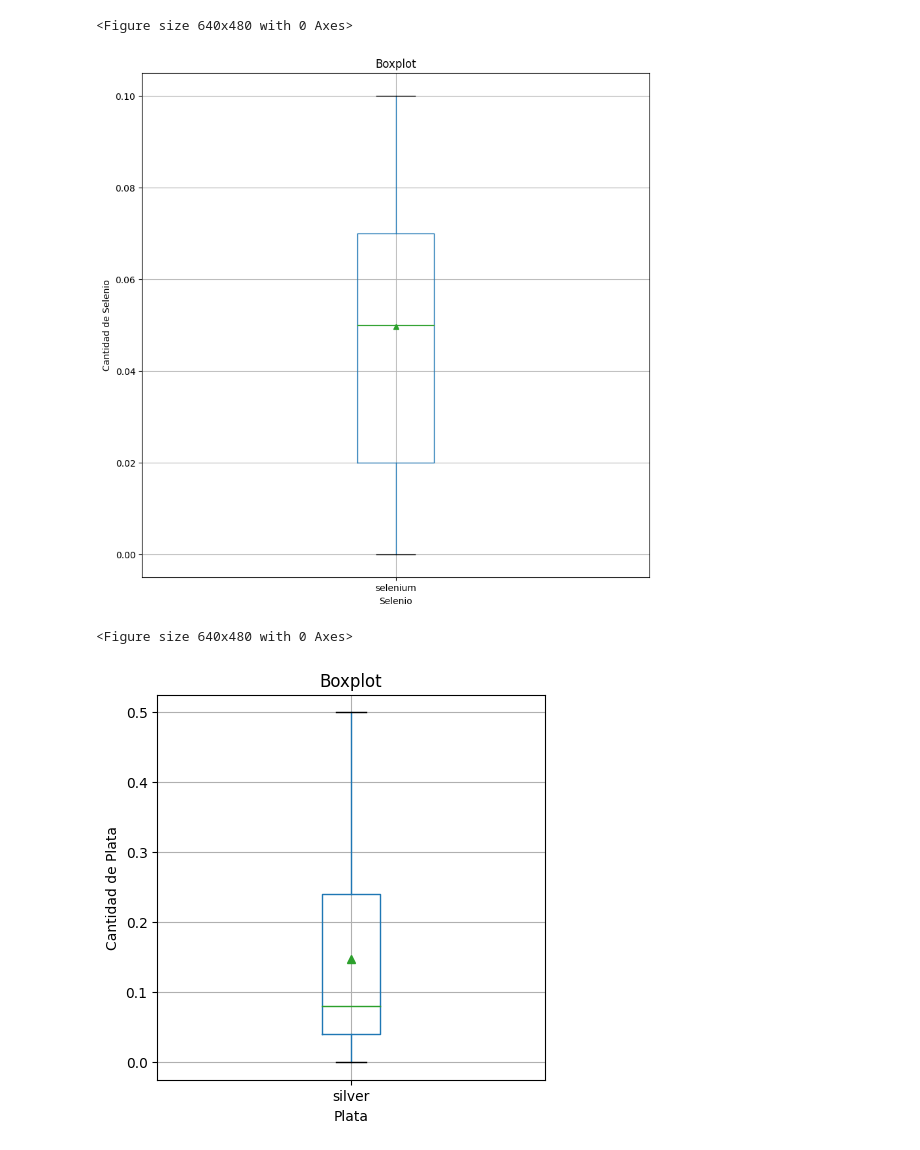
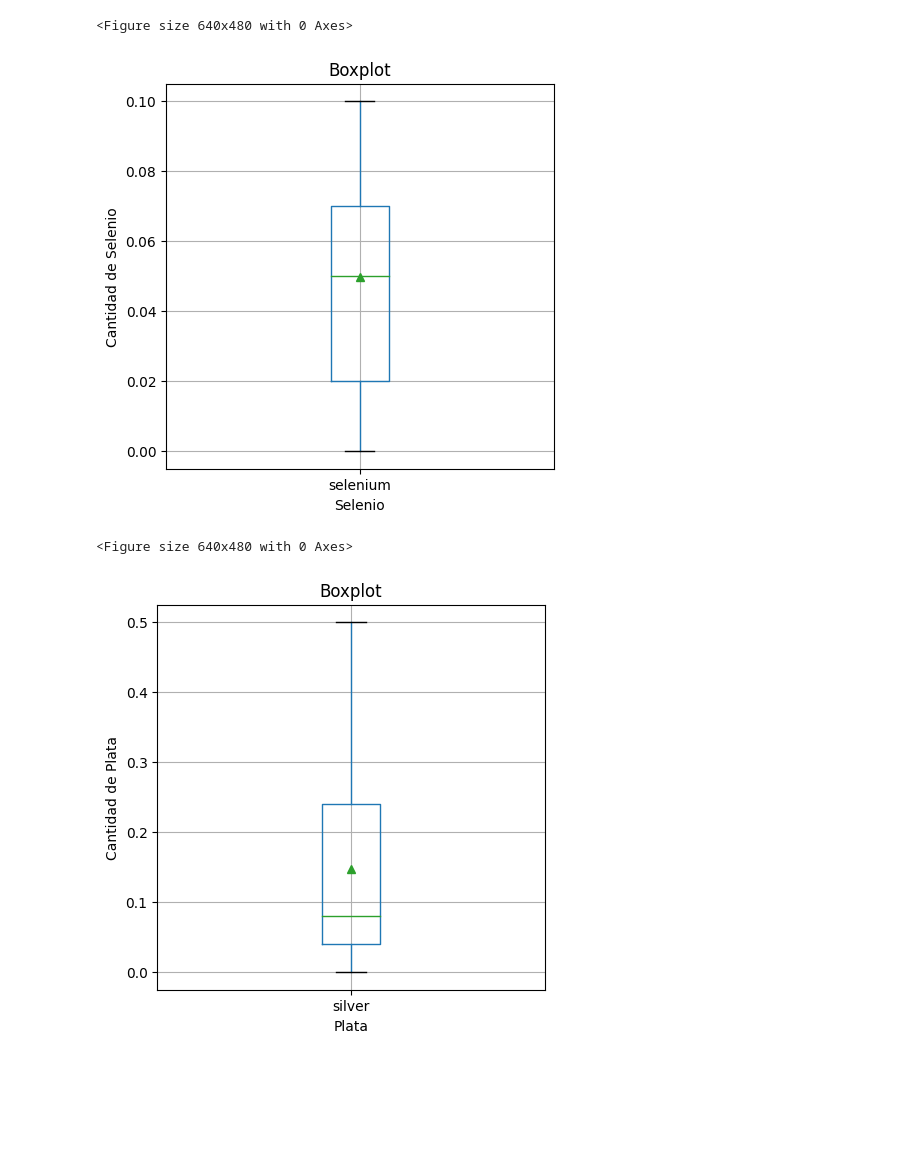
Before and after one commit to Altobert/laboratorioTIC-1, a Jupyter notebook: Copia_de_Laboratorio1_Asm_Alondra.ipynb, the cells around one changed output. Cells and saved outputs as stored; diff of their text form; code cells hidden in the pictures; blank space fills up the shorter version.

```diff
--- a/Copia_de_Laboratorio1_Asm_Alondra.ipynb
+++ b/Copia_de_Laboratorio1_Asm_Alondra.ipynb
@@ -520,15 +494,15 @@ plt.savefig('boxplot.png')
 [figure]
 <Figure size 640x480 with 0 Axes>
 # %%
-df.boxplot(column='selenium', figsize=(10,10), showmeans = True)
+df.boxplot(column='selenium', figsize=(5,5), showmeans = True)
 #plt.yscale('log')
 plt.ylabel("Cantidad de Selenio")
 plt.xlabel("Selenio")
 plt.title("Boxplot")
 plt.show()
 plt.savefig('boxplot.png')
 # %% [output]
-[figure, old version]
+[figure, new version]
 <Figure size 640x480 with 0 Axes>
 # %%
 df.boxplot(column='silver', figsize=(5,5), showmeans = True)
```
Also changed, not shown: parts of 3 cells of this notebook.
